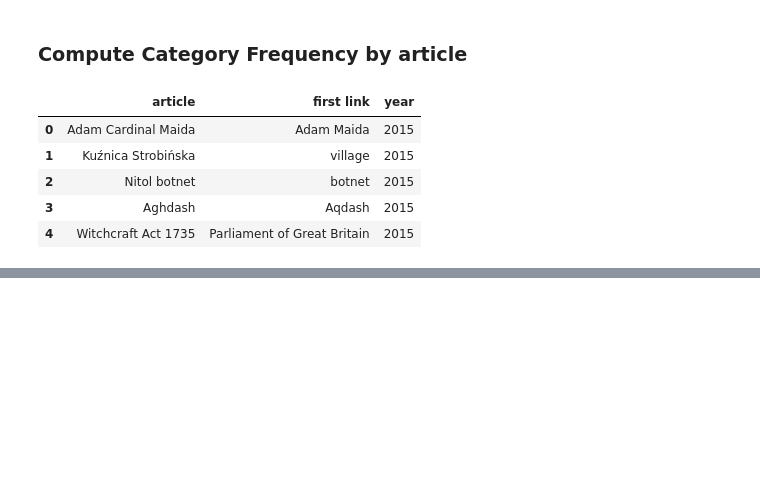
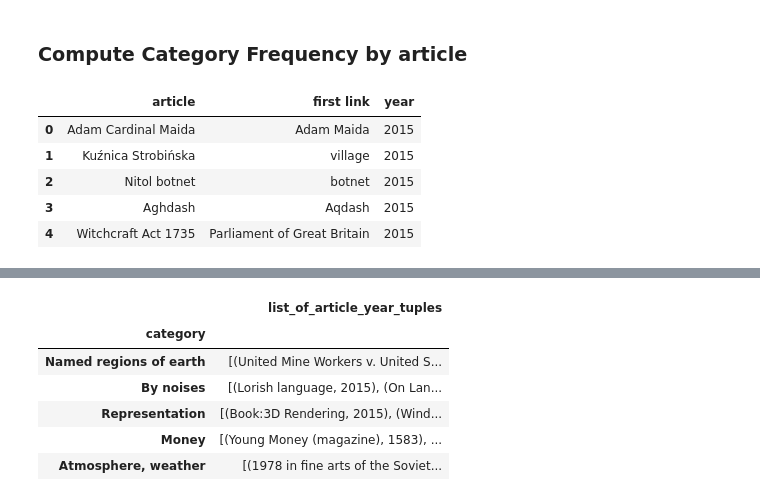
Before and after one commit to marksibrahim/historical_wikipedia, a Jupyter notebook: src/sample_category_articles_by_decade.ipynb, the cells around one changed output, grey strips where cells are left out. Cells and saved outputs as stored; diff of their text form; code cells hidden in the pictures; blank space fills up the shorter version.

```diff
--- a/src/sample_category_articles_by_decade.ipynb
+++ b/src/sample_category_articles_by_decade.ipynb
@@ -134,0 +206,2 @@ fln_df.head()
+# %%
+categories_df = pd.DataFrame(categories_list, columns=["category"]).set_index("category")
@@ -134,0 +265,10 @@ fln_df.head()
+# %%
+categories_df.head()
+# %% [output]
+|  | list_of_article_year_tuples |
+| category |  |
+| Named regions of earth | [(United Mine Workers v. United S... |
+| By noises | [(Lorish language, 2015), (On Lan... |
+| Representation | [(Book:3D Rendering, 2015), (Wind... |
+| Money | [(Young Money (magazine), 1583), ... |
+| Atmosphere, weather | [(1978 in fine arts of the Soviet... |
```
Also changed, not shown: parts of 15 cells of this notebook.
